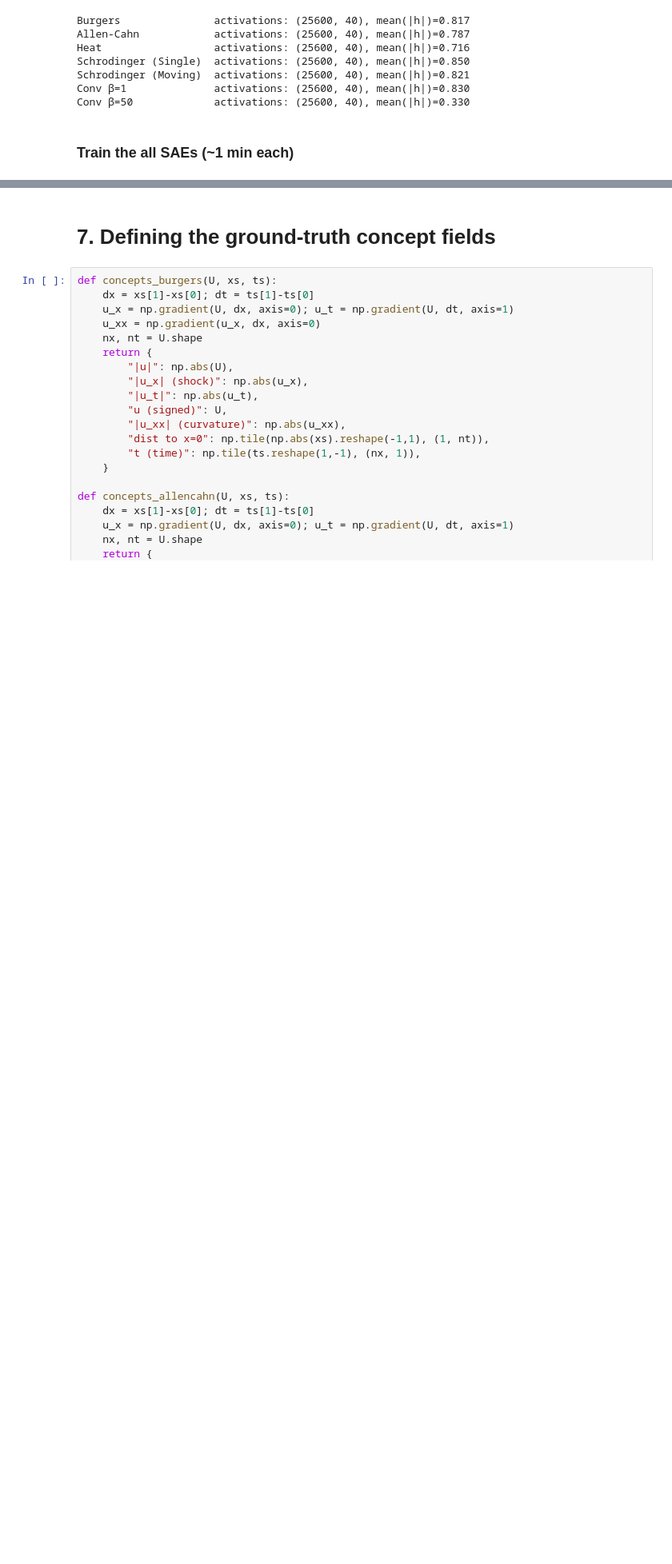
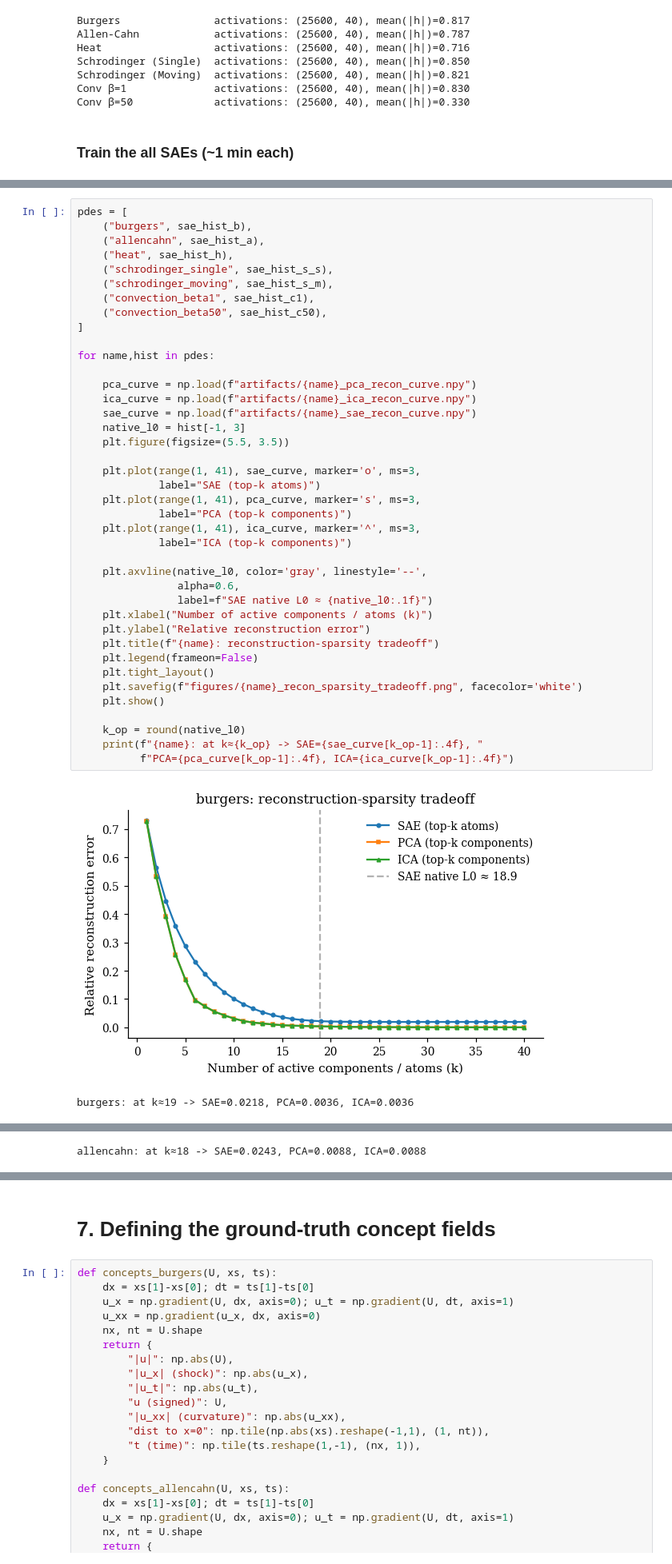
Before and after one commit to NanditaPatil-dotcom/PhysSAE, a Jupyter notebook: PhysSAE_SAE.ipynb, the cells around one changed output, grey strips where cells are left out. Shown at 80% size. Cells and saved outputs as stored; diff of their text form; blank space fills up the shorter version.

```diff
--- a/PhysSAE_SAE.ipynb
+++ b/PhysSAE_SAE.ipynb
@@ -945,0 +994,43 @@ Conv β=50             final L0 = 8.3/128, recon = 1.15e-02
+# %%
+pdes = [
+    ("burgers", sae_hist_b),
+    ("allencahn", sae_hist_a),
+    ("heat", sae_hist_h),
+    ("schrodinger_single", sae_hist_s_s),
+    ("schrodinger_moving", sae_hist_s_m),
+    ("convection_beta1", sae_hist_c1),
+    ("convection_beta50", sae_hist_c50),
+]
+
+for name,hist in pdes:
+
+    pca_curve = np.load(f"artifacts/{name}_pca_recon_curve.npy")
+    ica_curve = np.load(f"artifacts/{name}_ica_recon_curve.npy")
+    sae_curve = np.load(f"artifacts/{name}_sae_recon_curve.npy")
+    native_l0 = hist[-1, 3]
+    plt.figure(figsize=(5.5, 3.5))
+
+    plt.plot(range(1, 41), sae_curve, marker='o', ms=3,
+             label="SAE (top-k atoms)")
+    plt.plot(range(1, 41), pca_curve, marker='s', ms=3,
+             label="PCA (top-k components)")
+    plt.plot(range(1, 41), ica_curve, marker='^', ms=3,
+             label="ICA (top-k components)")
+
+    plt.axvline(native_l0, color='gray', linestyle='--',
+                alpha=0.6,
+                label=f"SAE native L0 ≈ {native_l0:.1f}")
+    plt.xlabel("Number of active components / atoms (k)")
+    plt.ylabel("Relative reconstruction error")
+    plt.title(f"{name}: reconstruction-sparsity tradeoff")
+    plt.legend(frameon=False)
+    plt.tight_layout()
+    plt.savefig(f"figures/{name}_recon_sparsity_tradeoff.png", facecolor='white')
+    plt.show()
+
+    k_op = round(native_l0)
+    print(f"{name}: at k≈{k_op} -> SAE={sae_curve[k_op-1]:.4f}, "
+          f"PCA={pca_curve[k_op-1]:.4f}, ICA={ica_curve[k_op-1]:.4f}")
+# %% [output]
+[figure, added]
+burgers: at k≈19 -> SAE=0.0218, PCA=0.0036, ICA=0.0036
@@ -945,0 +1038 @@ Conv β=50             final L0 = 8.3/128, recon = 1.15e-02
+allencahn: at k≈18 -> SAE=0.0243, PCA=0.0088, ICA=0.0088
```
Also changed, not shown: parts of 19 cells of this notebook.
